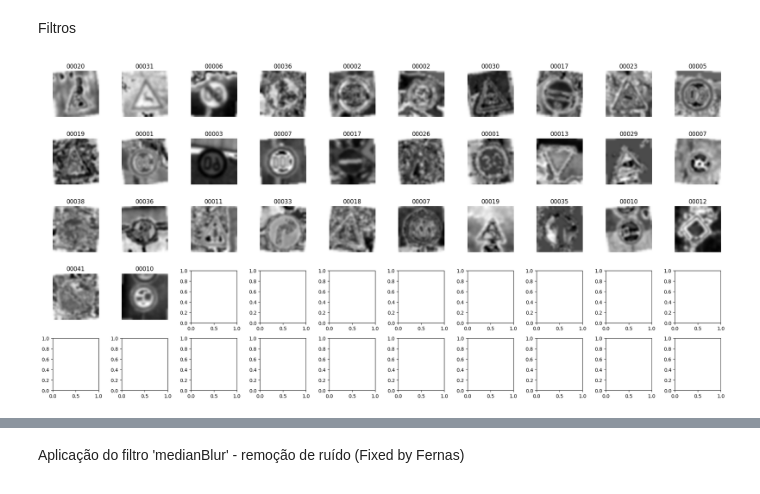
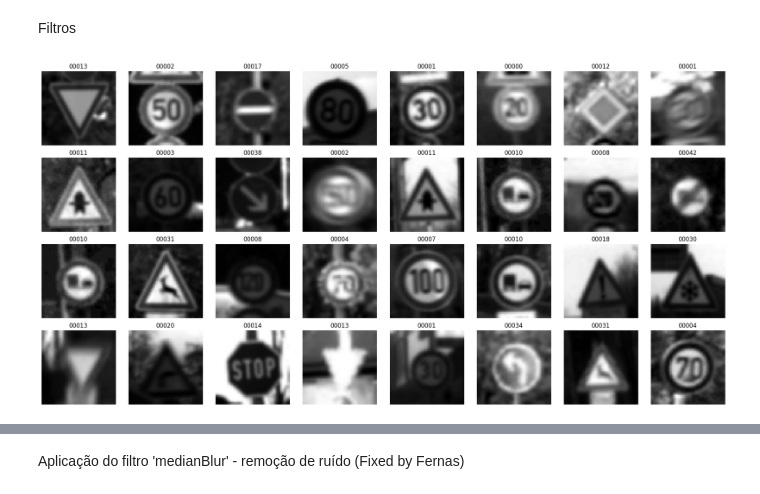
Before and after one commit to CatarinaCosta02/VCPI_Project2, a Jupyter notebook: main.ipynb, the cells around one changed output, grey strips where cells are left out. Cells and saved outputs as stored; diff of their text form; code cells hidden in the pictures.

```diff
--- a/main.ipynb
+++ b/main.ipynb
@@ -222,0 +218,14 @@ Test set batches: 313
+# %%
+# Convert train and test targets to integer labels
+train_labels = np.array([np.argmax(target) for target in train_targets.numpy()])
+test_labels = np.array([np.argmax(target) for target in test_targets.numpy()])
+
+# Transpose the color channel to the last position
+train_images = np.transpose(train_images, (0, 2, 3, 1))
+test_images = np.transpose(test_images, (0, 2, 3, 1))
+
+print(f'train_images: {train_images.shape}')
+print(f'test_images: {test_images.shape}')
+
+# Now pass the integer labels instead of the one-hot encoded targets to the show_images function
+vcpi_util.show_images(4, 8, train_images, train_labels, train_loader.class_names)
@@ -222,0 +281,12 @@ Test set batches: 313
+# %%
+plt.figure(figsize=(10,10))
+for i in range(len(train_images)):
+    plt.subplot(5,5,i+1)
+    plt.xticks([])
+    plt.yticks([])
+    plt.grid(False)
+    plt.imshow(train_images[i])
+    # The CIFAR labels happen to be arrays,
+    # which is why you need the extra index
+    plt.xlabel(train_loader.class_names[train_labels[i][0]])
+plt.show()
@@ -225,7 +299,8 @@ Test set batches: 313
 # %%
-# csv_directory = '/content/drive/MyDrive/Mestrado/VCPI_Project/data/train_images/GTSRB/Final_Training/Images'
+# csv_directory = '/content/drive/MyDrive/Mestrado/VCPI_Project/data/train_images/GTSRB/Final_Training/Images' # Cat
+csv_directory = '/content/drive/MyDrive/VC/VCPI_Project/data/train_images/GTSRB/Final_Training/Images' # Marta
 
-csv_directory = os.path.join(DATASET_PATH, 'train_images', 'GTSRB', 'Final_Training', 'Images')
+# csv_directory = os.path.join(DATASET_PATH, 'train_images', 'GTSRB', 'Final_Training', 'Images')
 
 image_info_by_class = {}
 
@@ -404,36 +479,36 @@ def show_images(rows, cols, images, targets, classes):
             image = img.numpy()
         else:
             image = img
 
         image = np.transpose(image, (1, 2, 0))
         image = (image * 255).astype(np.uint8)
 
         # Converter RGB para Grayscale se necessário
         if image.shape[2] == 3:
             try:
                 image = cv2.cvtColor(image, cv2.COLOR_RGB2GRAY)
             except Exception as e:
                 print(f"Erro ao converter para grayscale: {e}")
                 continue
 
         # Aplicar GaussianBlur para a GrayScale
-        m = 7  # Tamanho do kernel
+        m = 5  # Tamanho do kernel
         sigma = 0  # Desvio padrão
         blurred_image = cv2.GaussianBlur(image, (m, m), sigma)
 
         # Display the image
         ax = axes.ravel()[idx]
         ax.set_title(classes[target])
         ax.imshow(blurred_image, cmap='gray')  # Ensure cmap is set to 'gray' for grayscale images
         ax.axis('off')
     fig.tight_layout()
     plt.show()
 
 # Obter algumas imagens de treinamento para exibição
 images, targets = next(iter(train_loader))
-show_images(5, 10, images, targets, train_set.classes)
+show_images(4, 8, images, targets, train_set.classes)
 # %% [output]
-[figure, old version]
+[figure, new version]
 # %%
 # equalized_imgs_numpy = np.stack(equalized_imgs)
 # equalized_imgs_tensor = torch.tensor(equalized_imgs_numpy)
```
Also changed, not shown: parts of 33 cells of this notebook.
